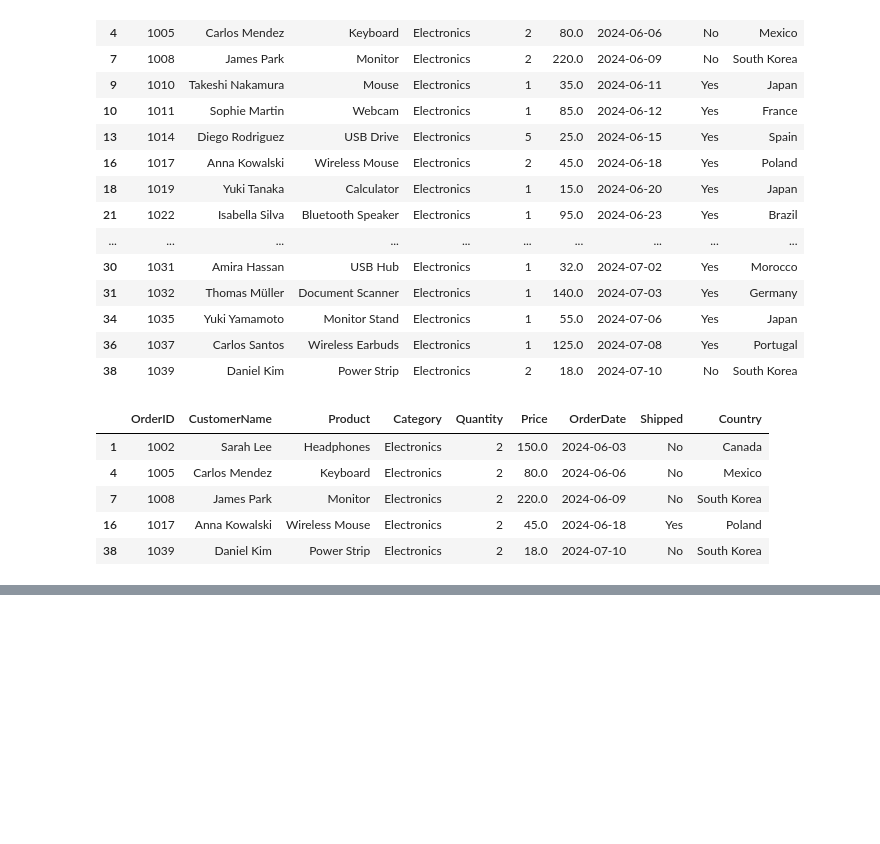
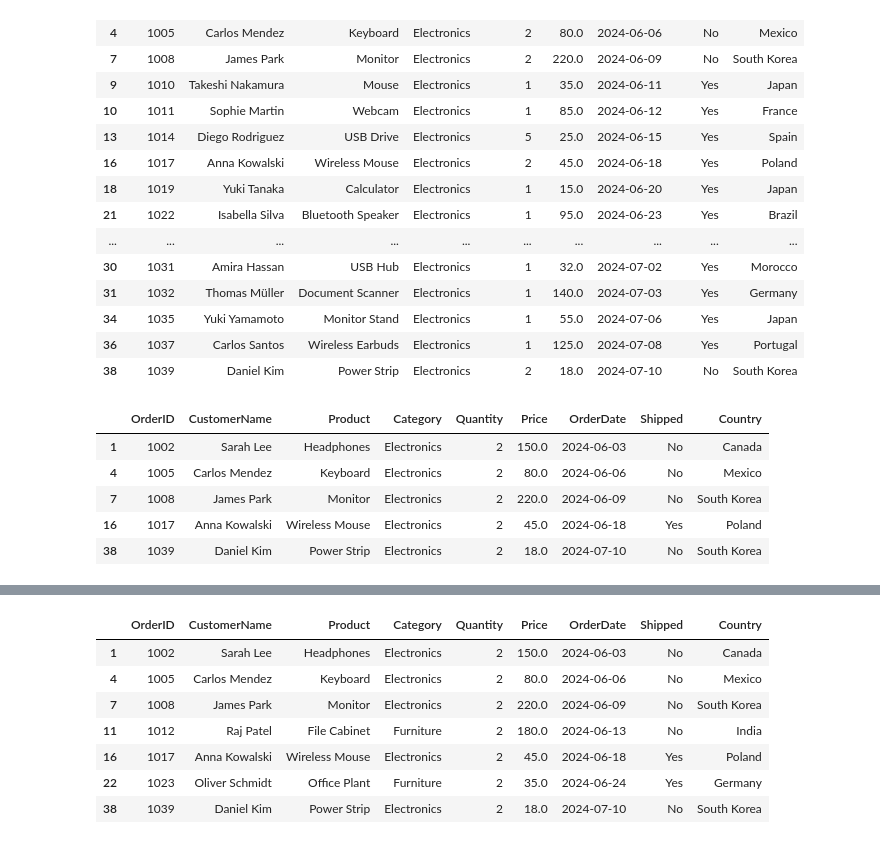
Before and after one commit to pritam605/SQL_Repo, a Jupyter notebook: pandas101.ipynb, the cells around one changed output, grey strips where cells are left out. Drawn from its saved outputs; the diff is of its cells as text; code cells hidden in the pictures; blank space fills up the shorter version.

```diff
--- a/pandas101.ipynb
+++ b/pandas101.ipynb
@@ -247,0 +269,13 @@ df[(df["Category"] == "Electronics") & (df["Quantity"] == 2)]
+# %%
+#df[df["Quantity"] > 2]
+#df[df["Quantity"] != 2]
+df[df["Quantity"] == 2]
+# %% [output]
+|  | OrderID | CustomerName | Product | Category | Quantity | Price | OrderDate | Shipped | Country |
+| 1 | 1002 | Sarah Lee | Headphones | Electronics | 2 | 150.0 | 2024-06-03 | No | Canada |
+| 4 | 1005 | Carlos Mendez | Keyboard | Electronics | 2 | 80.0 | 2024-06-06 | No | Mexico |
+| 7 | 1008 | James Park | Monitor | Electronics | 2 | 220.0 | 2024-06-09 | No | South Korea |
+| 11 | 1012 | Raj Patel | File Cabinet | Furniture | 2 | 180.0 | 2024-06-13 | No | India |
+| 16 | 1017 | Anna Kowalski | Wireless Mouse | Electronics | 2 | 45.0 | 2024-06-18 | Yes | Poland |
+| 22 | 1023 | Oliver Schmidt | Office Plant | Furniture | 2 | 35.0 | 2024-06-24 | Yes | Germany |
+| 38 | 1039 | Daniel Kim | Power Strip | Electronics | 2 | 18.0 | 2024-07-10 | No | South Korea |
```
Also changed, not shown: parts of 26 cells of this notebook.
